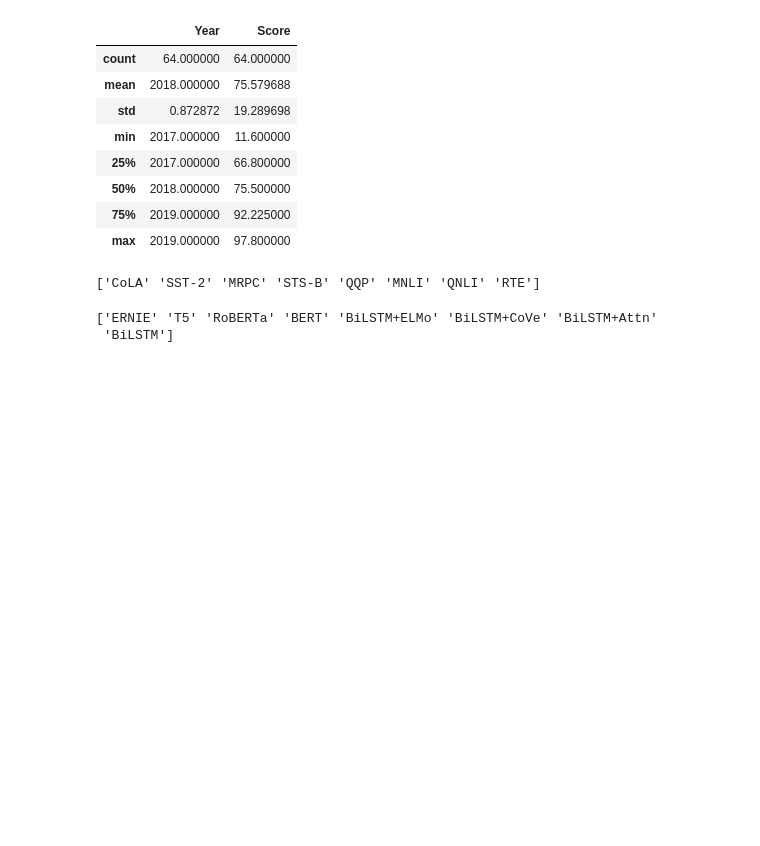
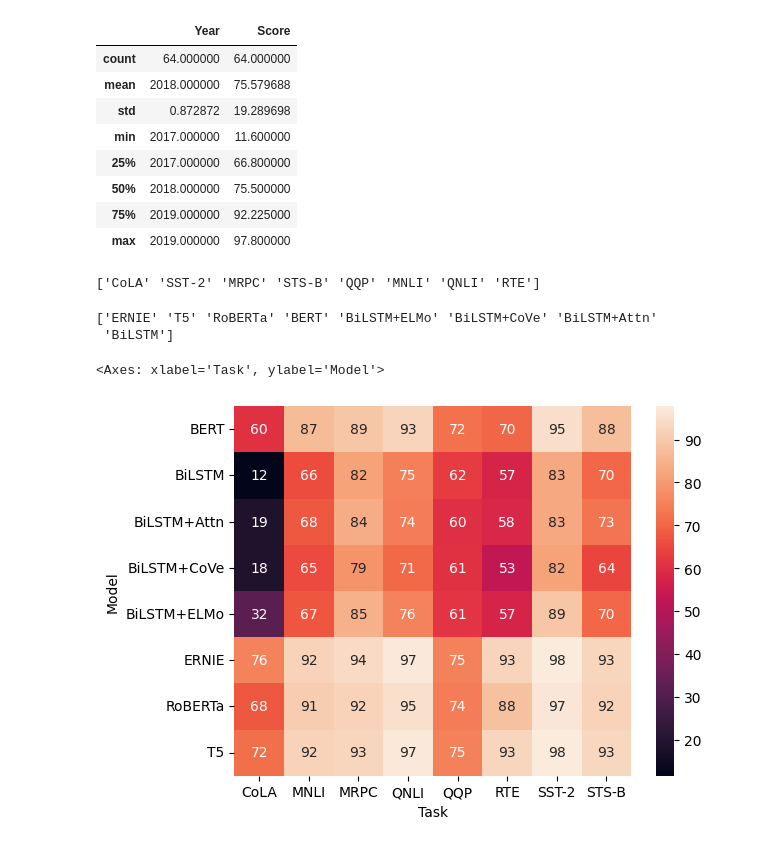
Before and after one commit to anumit-web/Seaborn-tutorial-4, a Jupyter notebook: Seaborn_test_4_2.ipynb, the cells around one changed output. Saved outputs shown, nothing was run; the diff lists cells and outputs as text; code cells hidden in the pictures; blank space fills up the shorter version.

```diff
--- a/Seaborn_test_4_2.ipynb
+++ b/Seaborn_test_4_2.ipynb
@@ -99,3 +99,8 @@ print(glue_original['Model'].unique())
 # %% [output]
 ['ERNIE' 'T5' 'RoBERTa' 'BERT' 'BiLSTM+ELMo' 'BiLSTM+CoVe' 'BiLSTM+Attn'
  'BiLSTM']
+# %%
+sns.heatmap(glue, annot=True)
+# %% [output]
+<Axes: xlabel='Task', ylabel='Model'>
+[figure, added]
```
Also changed, not shown: parts of 3 cells of this notebook.
